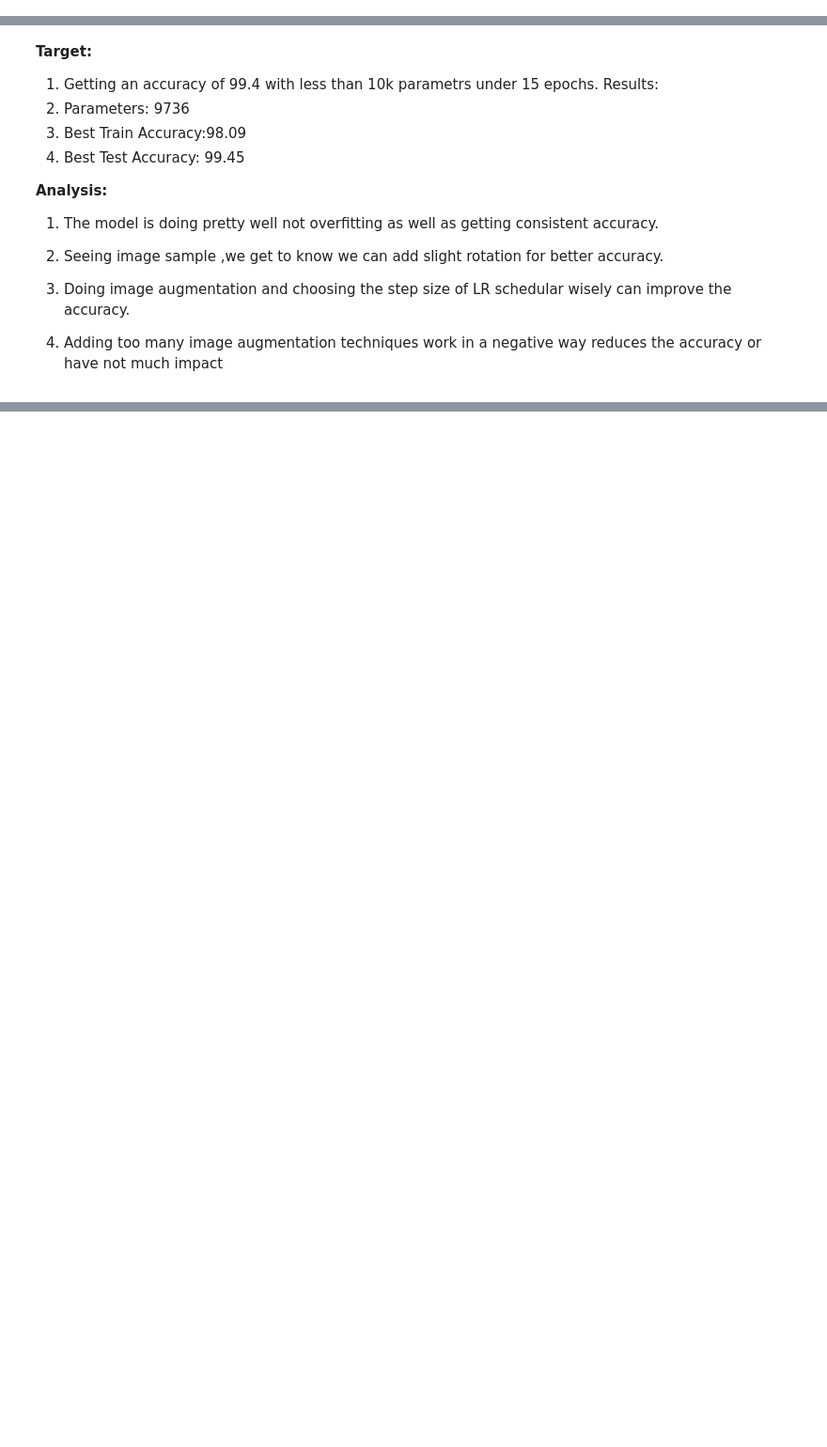
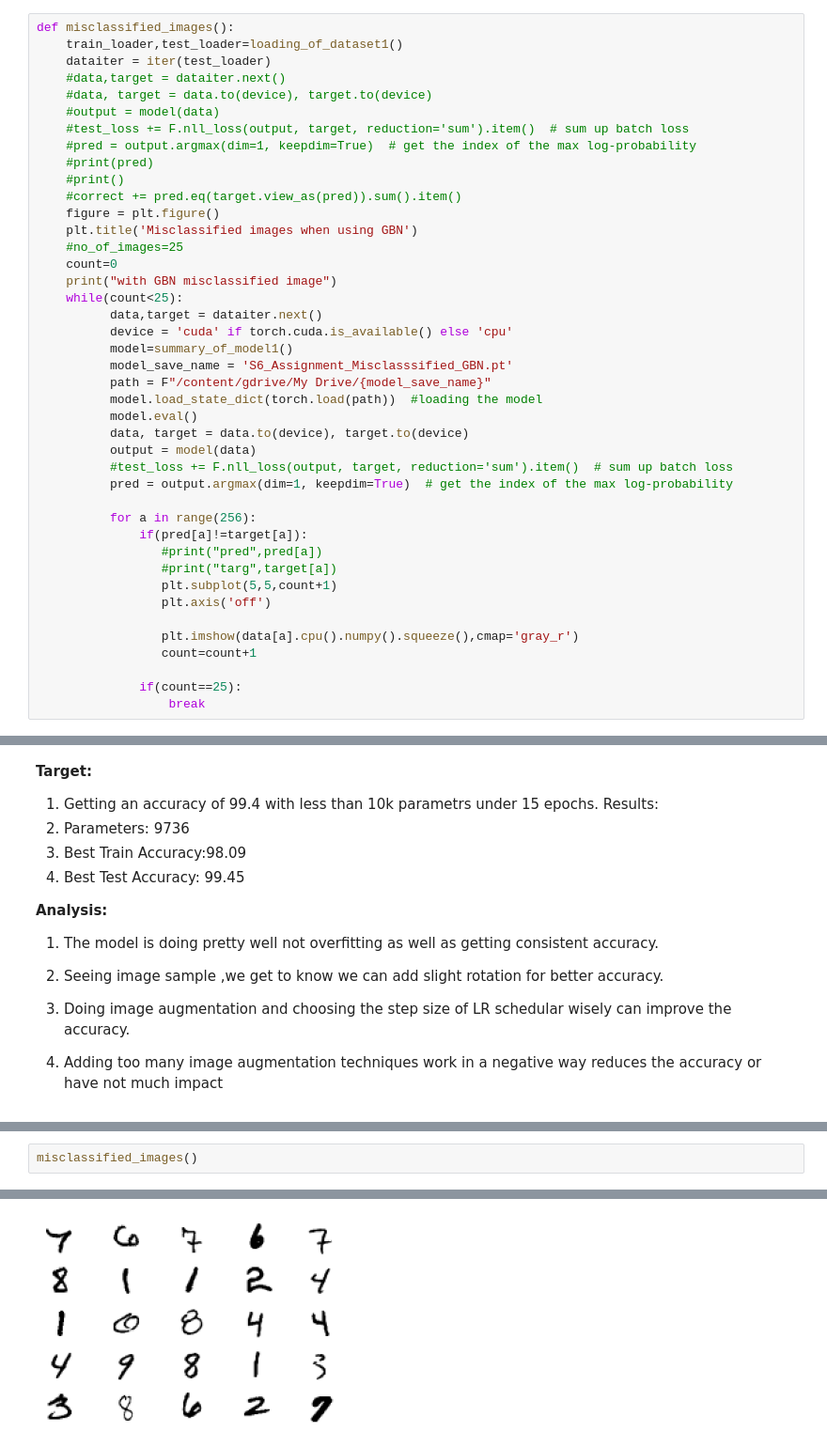
Before and after one commit to Shakil-1501/TSAI, a Jupyter notebook: S6/S6_Assignment.ipynb, the cells around one changed output, grey strips where cells are left out. Shown: that part at 94% size. Drawn from its saved outputs; the diff is of its cells as text; blank space fills up the shorter version.

```diff
--- a/S6/S6_Assignment.ipynb
+++ b/S6/S6_Assignment.ipynb
@@ -435,0 +434,42 @@ Test set: Average loss: 0.0328, Accuracy: 9889/10000 (98.89%)
+# %%
+def misclassified_images():
+    train_loader,test_loader=loading_of_dataset1()
+    dataiter = iter(test_loader)
+    #data,target = dataiter.next()
+    #data, target = data.to(device), target.to(device)
+    #output = model(data)
+    #test_loss += F.nll_loss(output, target, reduction='sum').item()  # sum up batch loss
+    #pred = output.argmax(dim=1, keepdim=True)  # get the index of the max log-probability
+    #print(pred)
+    #print()
+    #correct += pred.eq(target.view_as(pred)).sum().item()
+    figure = plt.figure()
+    plt.title('Misclassified images when using GBN')
+    #no_of_images=25
+    count=0
+    print("with GBN misclassified image")
+    while(count<25):
+          data,target = dataiter.next()
+          device = 'cuda' if torch.cuda.is_available() else 'cpu'
+          model=summary_of_model1()
+          model_save_name = 'S6_Assignment_Misclasssified_GBN.pt'
+          path = F"/content/gdrive/My Drive/{model_save_name}"
+          model.load_state_dict(torch.load(path))  #loading the model
+          model.eval()
+          data, target = data.to(device), target.to(device)
+          output = model(data)
+          #test_loss += F.nll_loss(output, target, reduction='sum').item()  # sum up batch loss
+          pred = output.argmax(dim=1, keepdim=True)  # get the index of the max log-probability
+
+          for a in range(256):
+              if(pred[a]!=target[a]):
+                 #print("pred",pred[a])
+                 #print("targ",target[a])
+                 plt.subplot(5,5,count+1)
+                 plt.axis('off')
+
+                 plt.imshow(data[a].cpu().numpy().squeeze(),cmap='gray_r')
+                 count=count+1
+
+              if(count==25):
+                  break
@@ -639,0 +747,3 @@ Test set: Average loss: 0.0248, Accuracy: 9925/10000 (99.25%)
+# %%
+misclassified_images()
+# %% [output]
@@ -639,0 +769 @@ Test set: Average loss: 0.0248, Accuracy: 9925/10000 (99.25%)
+[figure, added]
```
Also changed, not shown: parts of 18 cells of this notebook.
